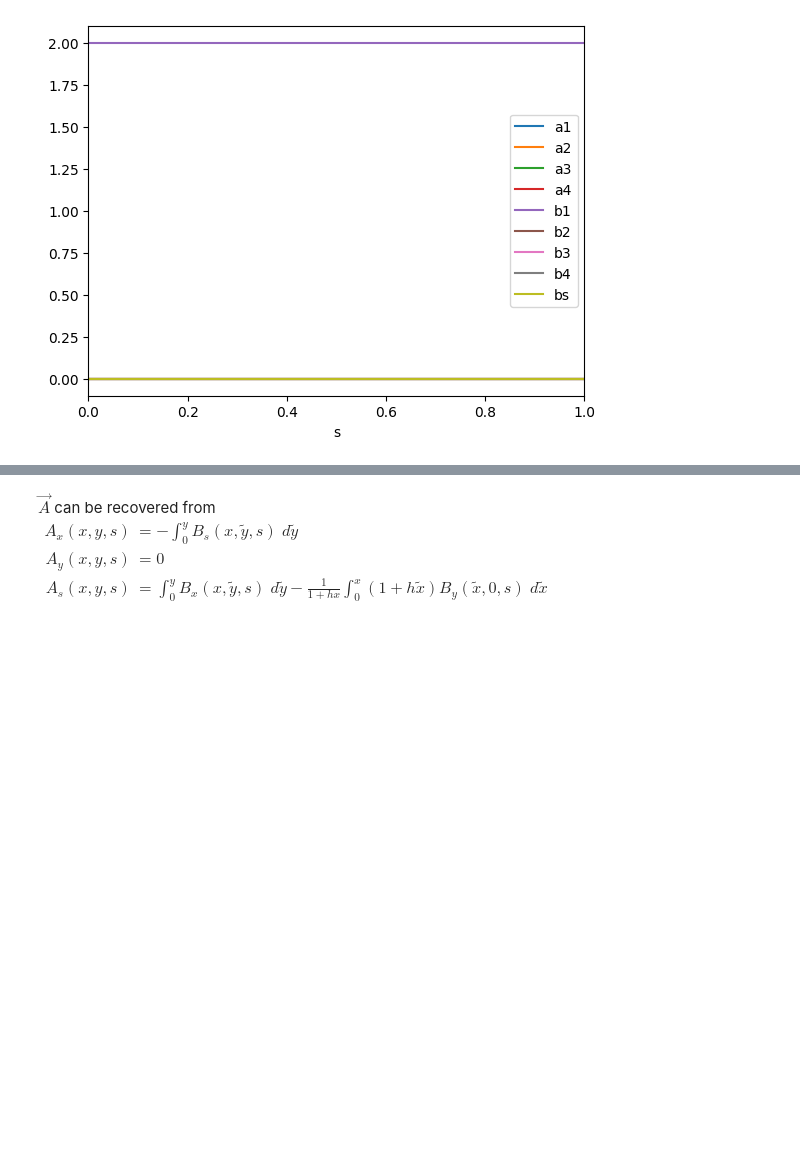
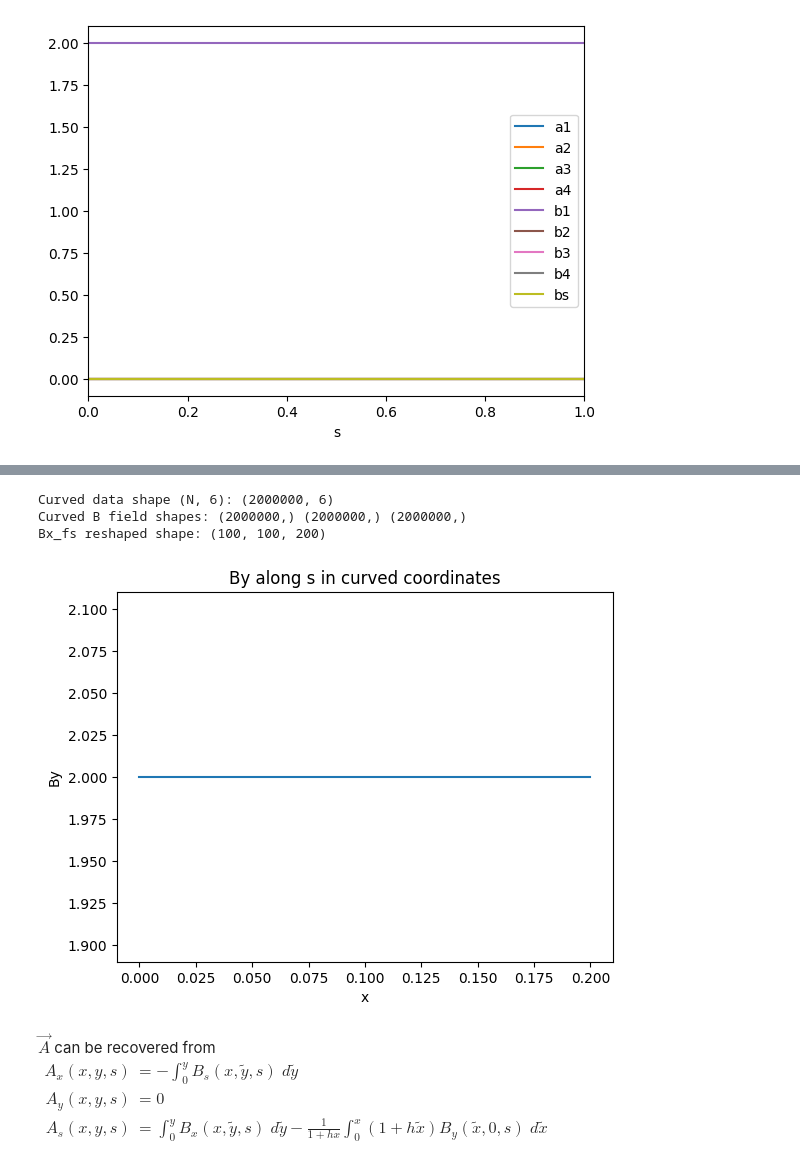
Before and after one commit to marcoliniF/bpmeth, a Jupyter notebook: preliminaryTrials/4.0straighttocurvedbyA_HA.ipynb, the cells around one changed output, grey strips where cells are left out. Drawn from its saved outputs; the diff is of its cells as text; code cells hidden in the pictures; blank space fills up the shorter version.

```diff
--- a/preliminaryTrials/4.0straighttocurvedbyA_HA.ipynb
+++ b/preliminaryTrials/4.0straighttocurvedbyA_HA.ipynb
@@ -49,12 +54,32 @@ fm = bpmeth.fieldmaps.Fieldmap(datafieldmap)
 # %%
 rho = .5
-phi = 1.
-N=101 #don't touch for the moment
-xFS = np.linspace(0, 0.1, N)
-yFS = np.linspace(0, 0.1, N)
-sFS = np.linspace(-rho*phi, rho*phi, 103)
+phi = 0.5
+N=100
+xFS = np.linspace(0, 0.2, N)
+yFS = np.linspace(0, 0.2, N)
+sFS = np.linspace(-rho*phi, rho*phi, 200)
 interp_rad=0.025
 fm_fs = fm.calc_FS_coords(xFS, yFS, sFS, rho, phi, radius=interp_rad)
+datacurved= fm_fs.get_data()
+print("Curved data shape (N, 6):", datacurved.shape)
+Bxcurved = datacurved[:, 3]
+Bycurved = datacurved[:, 4]
+Bscurved = datacurved[:, 5]
+print("Curved B field shapes:", Bxcurved.shape, Bycurved.shape, Bscurved.shape)
+Bx_fs_reshaped = Bxcurved.reshape(len(xFS), len(yFS), len(sFS))
+By_fs_reshaped = Bycurved.reshape(len(xFS), len(yFS), len(sFS))
+Bs_fs_reshaped = Bscurved.reshape(len(xFS), len(yFS), len(sFS))
+print("Bx_fs reshaped shape:", Bx_fs_reshaped.shape)
+plt.plot(xFS, By_fs_reshaped[:,5,5], label='By along x')
+plt.title('By along s in curved coordinates')
+plt.xlabel('x')
+plt.ylabel('By')
+plt.show()
+# %% [output]
+Curved data shape (N, 6): (2000000, 6)
+Curved B field shapes: (2000000,) (2000000,) (2000000,)
+Bx_fs reshaped shape: (100, 100, 200)
+[figure, added]
 # %% [markdown]
 $\vec{A}$ can be recovered from\
 $
```
Also changed, not shown: parts of 7 cells of this notebook, 4 other files.
